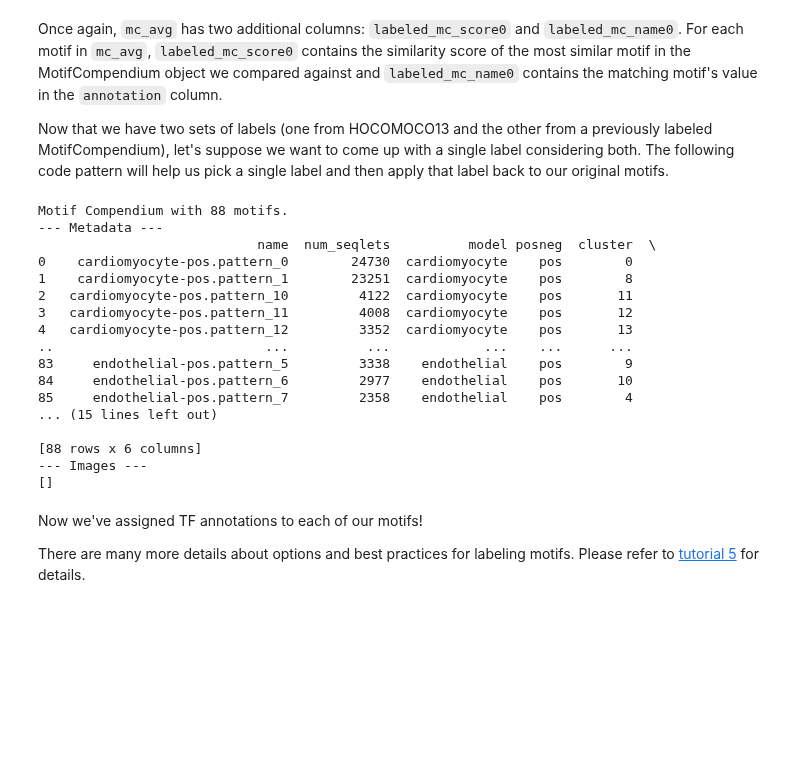
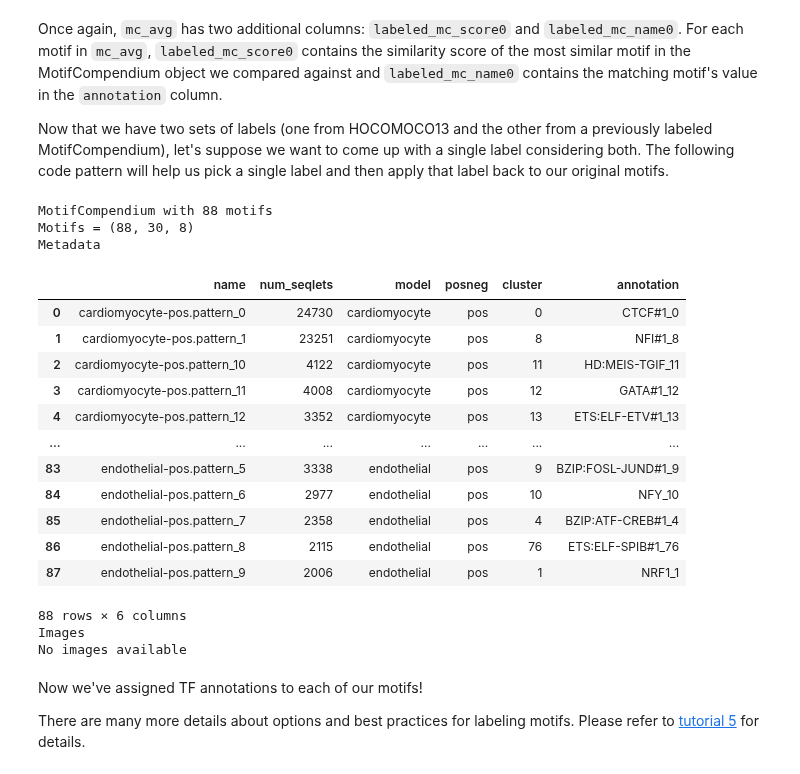
Before and after one commit to kundajelab/MotifCompendium, a Jupyter notebook: tutorials/1_basic_usage.ipynb, the cells around one changed output. Saved outputs shown, nothing was run; the diff lists cells and outputs as text; code cells hidden in the pictures; blank space fills up the shorter version.

```diff
--- a/tutorials/1_basic_usage.ipynb
+++ b/tutorials/1_basic_usage.ipynb
@@ -289,32 +298,33 @@ Now that we have two sets of labels (one from HOCOMOCO13 and the other from a pr
 # %%
 cluster_labels_dict = dict()
 for index, row in mc_avg.metadata.iterrows():
     if row["labeled_mc_score0"] > 0.9:
         cluster_labels_dict[index] = f"{row['labeled_mc_name0']}_{index}".replace("/", "-")
     elif row["h13_score0"] > 0.9:
         cluster_labels_dict[index] = f"{row['h13_name0']}_{index}"
     else:
         cluster_labels_dict[index] = f"Unknown_{index}"
 mc["annotation"] = mc["cluster"].map(cluster_labels_dict)
-print(mc)
+mc
 # %% [output]
-Motif Compendium with 88 motifs.
---- Metadata ---
-                            name  num_seqlets          model posneg  cluster  \
-0    cardiomyocyte-pos.pattern_0        24730  cardiomyocyte    pos        0
-1    cardiomyocyte-pos.pattern_1        23251  cardiomyocyte    pos        8
-2   cardiomyocyte-pos.pattern_10         4122  cardiomyocyte    pos       11
-3   cardiomyocyte-pos.pattern_11         4008  cardiomyocyte    pos       12
-4   cardiomyocyte-pos.pattern_12         3352  cardiomyocyte    pos       13
-..                           ...          ...            ...    ...      ...
-83     endothelial-pos.pattern_5         3338    endothelial    pos        9
-84     endothelial-pos.pattern_6         2977    endothelial    pos       10
-85     endothelial-pos.pattern_7         2358    endothelial    pos        4
-... (15 lines left out)
-
-[88 rows x 6 columns]
---- Images ---
-[]
+MotifCompendium with 88 motifs
+Motifs = (88, 30, 8)
+Metadata
+|  | name | num_seqlets | model | posneg | cluster | annotation |
+| 0 | cardiomyocyte-pos.pattern_0 | 24730 | cardiomyocyte | pos | 0 | CTCF#1_0 |
+| 1 | cardiomyocyte-pos.pattern_1 | 23251 | cardiomyocyte | pos | 8 | NFI#1_8 |
+| 2 | cardiomyocyte-pos.pattern_10 | 4122 | cardiomyocyte | pos | 11 | HD:MEIS-TGIF_11 |
+| 3 | cardiomyocyte-pos.pattern_11 | 4008 | cardiomyocyte | pos | 12 | GATA#1_12 |
+| 4 | cardiomyocyte-pos.pattern_12 | 3352 | cardiomyocyte | pos | 13 | ETS:ELF-ETV#1_13 |
+| ... | ... | ... | ... | ... | ... | ... |
+| 83 | endothelial-pos.pattern_5 | 3338 | endothelial | pos | 9 | BZIP:FOSL-JUND#1_9 |
+| 84 | endothelial-pos.pattern_6 | 2977 | endothelial | pos | 10 | NFY_10 |
+| 85 | endothelial-pos.pattern_7 | 2358 | endothelial | pos | 4 | BZIP:ATF-CREB#1_4 |
+| 86 | endothelial-pos.pattern_8 | 2115 | endothelial | pos | 76 | ETS:ELF-SPIB#1_76 |
+| 87 | endothelial-pos.pattern_9 | 2006 | endothelial | pos | 1 | NRF1_1 |
+88 rows × 6 columns
+Images
+No images available
 # %% [markdown]
 Now we've assigned TF annotations to each of our motifs!
 
```
Also changed, not shown: parts of 10 cells of this notebook, 1 other file.
